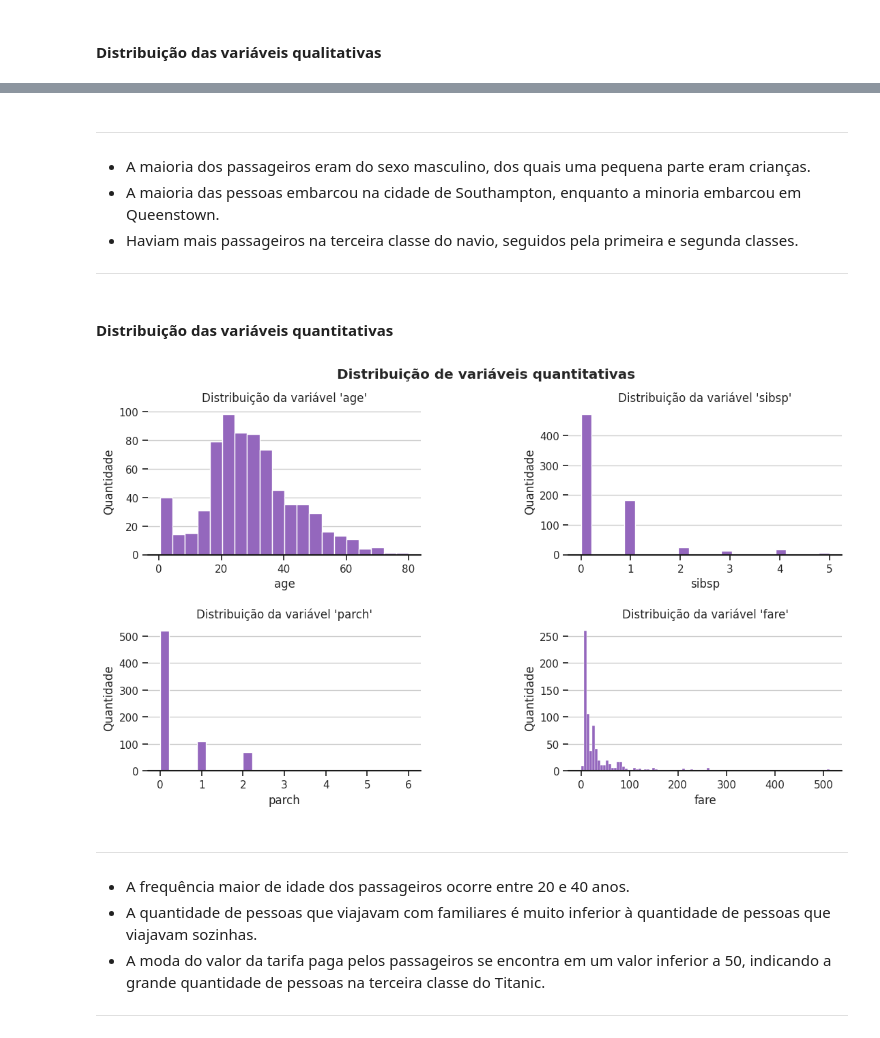
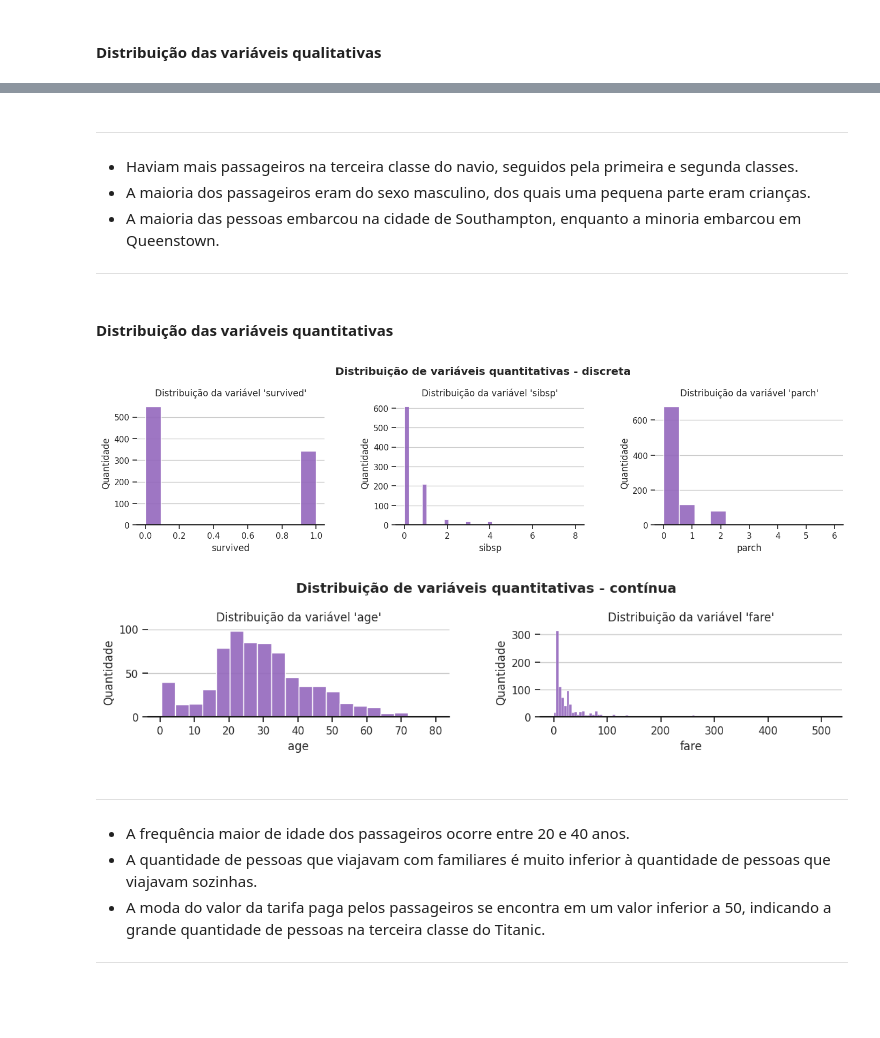
Before and after one commit to simires/avanti-bootcamp-cdd, a Jupyter notebook: notebooks/01-exploratory_data_analysis.ipynb, the cells around one changed output, grey strips where cells are left out. Cells and saved outputs as stored; diff of their text form; code cells hidden in the pictures; blank space fills up the shorter version.

Commit message:
fix: corrige classificação de uma variável no dicionário e elimina a exclusão de linhas no dataset (#2)

```diff
--- a/notebooks/01-exploratory_data_analysis.ipynb
+++ b/notebooks/01-exploratory_data_analysis.ipynb
@@ -99,3 +96,0 @@ Iremos eliminar as linhas com dados faltantes para idade, pois tal variável é
-# %%
-df.dropna(subset=['age'], inplace=True)
-display(df)
@@ -183,34 +156,39 @@ create_fig("qualitativa", "ordinal", 1, 3, (12, 3))
 # %% [markdown]
 ----
+- Haviam mais passageiros na terceira classe do navio, seguidos pela primeira e segunda classes.
 - A maioria dos passageiros eram do sexo masculino, dos quais uma pequena parte eram crianças.
 - A maioria das pessoas embarcou na cidade de Southampton, enquanto a minoria embarcou em Queenstown.
-- Haviam mais passageiros na terceira classe do navio, seguidos pela primeira e segunda classes.
-
 ----
 # %% [markdown]
 #### Distribuição das variáveis quantitativas
 # %%
-fig, axes = plt.subplots(2, 2, figsize=(12, 7))
-plt.tight_layout(pad=4, w_pad=10, h_pad=4)
-fig.suptitle('Distribuição de variáveis quantitativas', fontweight='bold')
-for i, variavel in enumerate(dicionario.query("tipo == 'quantitativa'").variavel.to_list()):
-    ax = sns.histplot(
-        data=df,
-        x=variavel,
-        ax=axes.flatten()[i],
-        color=colors[0],
-        alpha=1,
-    )
-    ax.set(frame_on=False)
-    ax.axhline(0, color="k", clip_on=False)
-    ax.set_title(f"Distribuição da variável '{variavel}'")
-    plt.xlabel(variavel)
-    ax.set_ylabel('Quantidade')
-    ax.grid(axis='y', linestyle='-')
+def create_fig(tipo, subtipo, rows, cols, size):
+    variaveis = dicionario.query(f"tipo == '{tipo}' and subtipo == '{subtipo}'").variavel.to_list()
+    fig, axes = plt.subplots(rows, cols, figsize=size)
+    plt.tight_layout(pad=4, w_pad=5, h_pad=5)
+    fig.suptitle(f"Distribuição de variáveis {tipo}s - {subtipo}", fontweight="bold")
+    for i, variavel in enumerate(variaveis):
+        order = df[variavel].value_counts().index
+        ax = sns.histplot(
+            data=df,
+            x=variavel,
+            ax=axes.flatten()[i],
+            color=colors[0],
+            alpha=0.9,
+        )
+        ax.set(frame_on=False)
+        ax.axhline(0, color="k", clip_on=False)
+        ax.set_title(f"Distribuição da variável '{variavel}'")
+        plt.xlabel(variavel)
+        ax.set_ylabel("Quantidade")
+        ax.grid(axis='y', linestyle='-')
+    fig.show()
 
-plt.show()
+create_fig("quantitativa", "discreta", 1, 3, (15, 4))
+create_fig("quantitativa", "contínua", 1, 2, (12, 3))
 # %% [output]
-[figure, old version]
+[figure, new version]
+[figure, added]
 # %% [markdown]
 ----
 - A frequência maior de idade dos passageiros ocorre entre 20 e 40 anos.
```
Also changed, not shown: parts of 11 cells of this notebook, 2 other files.
